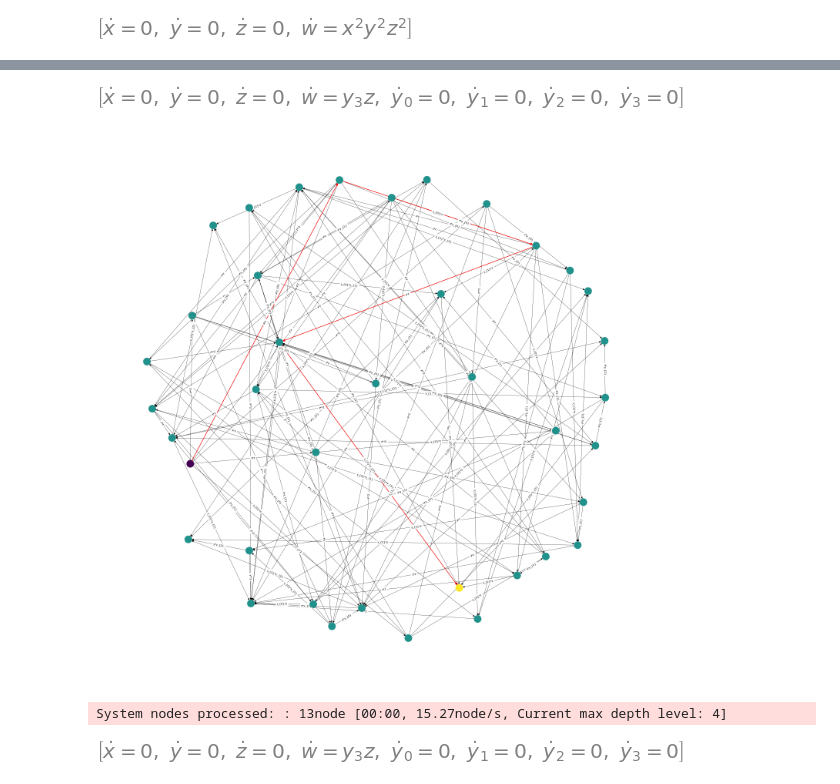
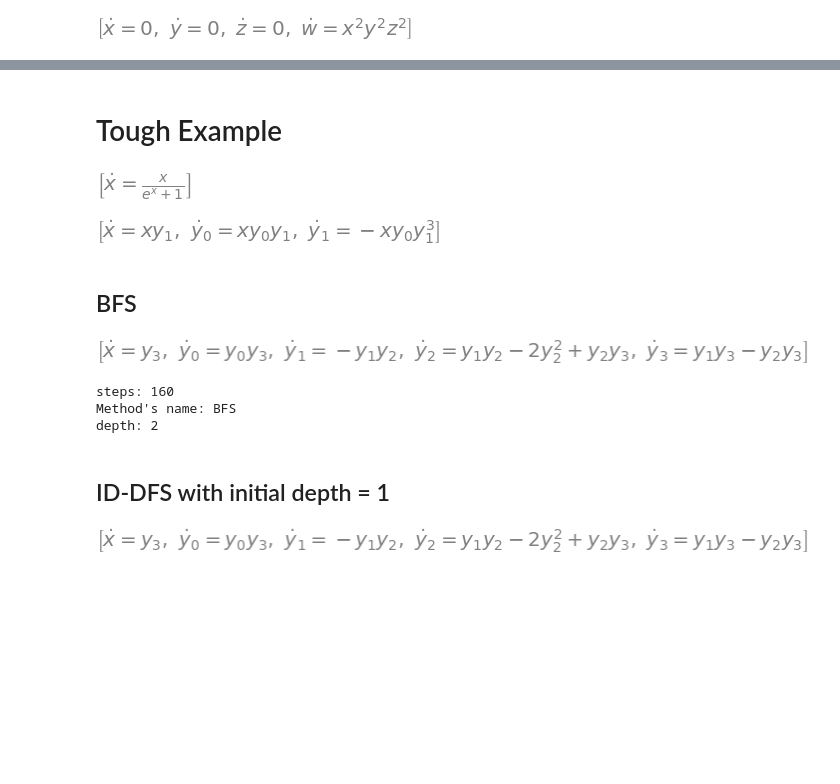
Before and after one commit to AndreyBychkov/QBee, a Jupyter notebook: PythonPackage/examples/quadratic_linearization.ipynb, the cells around one changed output, grey strips where cells are left out. Saved outputs shown, nothing was run; the diff lists cells and outputs as text; code cells hidden in the pictures; blank space fills up the shorter version.

Commit message:
Update progress bar and examples

```diff
--- a/PythonPackage/examples/quadratic_linearization.ipynb
+++ b/PythonPackage/examples/quadratic_linearization.ipynb
@@ -125,13 +146,40 @@ visualize('graph_log.csv', node_size=1200, edge_width=2, edge_label_font_size=25
+# %% [markdown]
+# Tough Example
+# %%
+x = sp.symbols('x')
+x_dot = make_derivative_symbol(x)
+
+system = EquationSystem([
+    sp.Eq(x_dot, x / (1 + sp.exp(x))),
+])
+
+system.equations
+# %% [output]
+[figure, added]
+# %%
+system.polynomialize()
+system.equations
+# %% [output]
+[figure, added]
+# %% [markdown]
+## BFS
 # %%
-quadratic_linearize(system, mode='optimal', method_optimal="bfs", debug='info', log_file='graph_log.csv')
+ql_system = system.quadratic_linearized(mode='optimal', auxiliary_eq_type='differential', method_optimal='bfs',
+                            debug='info', log_file='log.csv')
+ql_system.equations
 # %% [output]
-[figure, old version]
+[figure, new version]
-# %%
-visualize('graph_log.csv', figsize=(20, 20), node_size=350, edge_width=0.5, edge_label_font_size=7)
-# %% [output]
-[figure, removed]
+# %%
+ql_system.statistics
+# %% [output]
+steps: 160
+Method's name: BFS
+depth: 2
+# %% [markdown]
+## ID-DFS with initial depth = 1
 # %%
-quadratic_linearize(system, mode='optimal', method_optimal="iddfs", initial_max_depth=4, debug='info', log_file='graph_log.csv')
+ql_system = system.quadratic_linearized(mode='optimal', auxiliary_eq_type='differential', method_optimal='iddfs',
+                            heuristics='replacement-value', initial_max_depth=1, debug='info', log_file='log.csv')
+ql_system.equations
 # %% [output]
-System nodes processed: : 13node [00:00, 15.27node/s, Current max depth level: 4]
-[figure, old version]
+[figure, new version]
```
Also changed, not shown: parts of 22 cells of this notebook, 1 other file.
